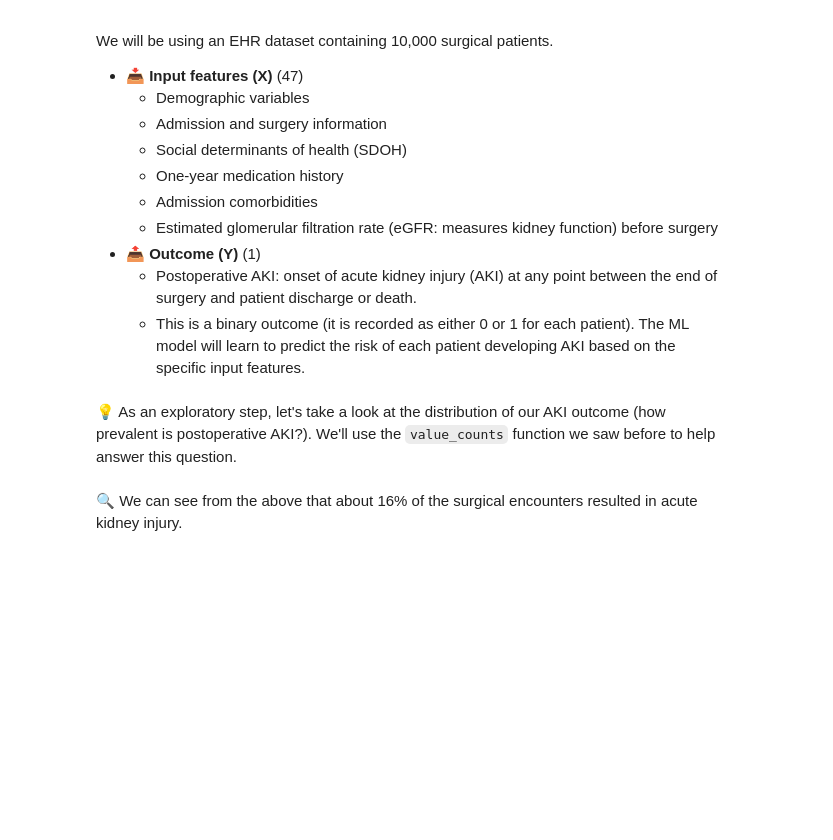
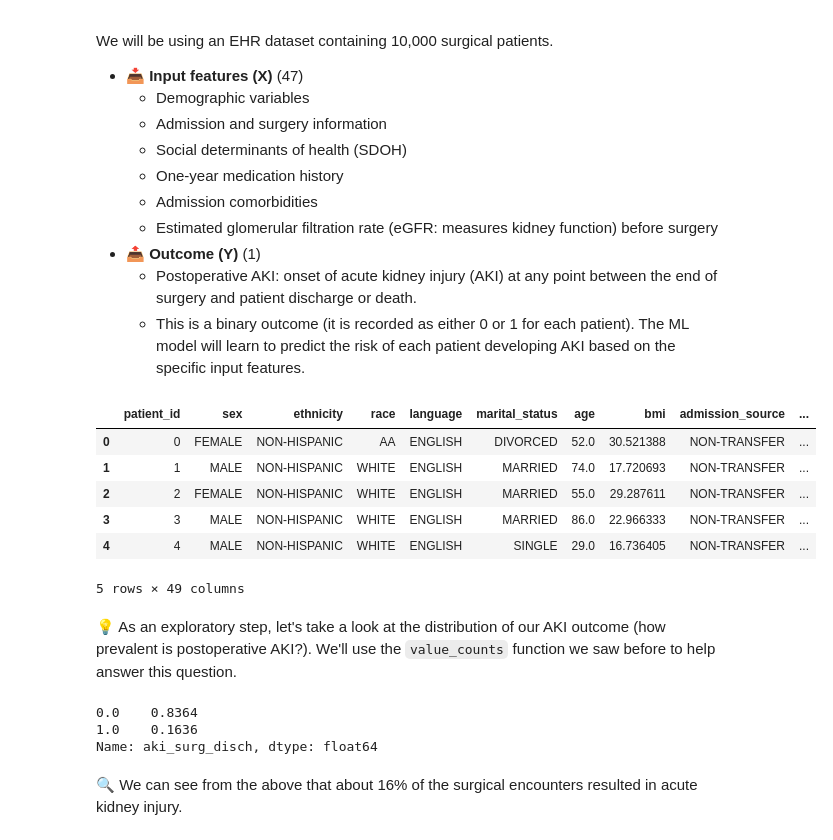
Before and after one commit to gatorai/aicc23, a Jupyter notebook: notebooks/3_Machine_Learning_with_Structured_Patient_Data.ipynb, the cells around one changed output. Saved outputs shown, nothing was run; the diff lists cells and outputs as text; code cells hidden in the pictures; blank space fills up the shorter version.

```diff
--- a/notebooks/3_Machine_Learning_with_Structured_Patient_Data.ipynb
+++ b/notebooks/3_Machine_Learning_with_Structured_Patient_Data.ipynb
@@ -80,14 +80,26 @@ We will be using an EHR dataset containing 10,000 surgical patients.
 # %%
 import pandas as pd
 import numpy as np
 
-df = pd.read_csv('') # Files removed from public access
+df = pd.read_csv('https://www.dropbox.com/s/gnqfz4ojcxjaa9u/data_small.csv?dl=1') # Files removed from public access
 df.head()
+# %% [output]
+|  | patient_id | sex | ethnicity | race | language | marital_status | age | bmi | admission_source | ... |
+| 0 | 0 | FEMALE | NON-HISPANIC | AA | ENGLISH | DIVORCED | 52.0 | 30.521388 | NON-TRANSFER | ... |
+| 1 | 1 | MALE | NON-HISPANIC | WHITE | ENGLISH | MARRIED | 74.0 | 17.720693 | NON-TRANSFER | ... |
+| 2 | 2 | FEMALE | NON-HISPANIC | WHITE | ENGLISH | MARRIED | 55.0 | 29.287611 | NON-TRANSFER | ... |
+| 3 | 3 | MALE | NON-HISPANIC | WHITE | ENGLISH | MARRIED | 86.0 | 22.966333 | NON-TRANSFER | ... |
+| 4 | 4 | MALE | NON-HISPANIC | WHITE | ENGLISH | SINGLE | 29.0 | 16.736405 | NON-TRANSFER | ... |
+5 rows × 49 columns
 # %% [markdown]
 💡 As an exploratory step, let's take a look at the distribution of our AKI outcome (how prevalent is postoperative AKI?). We'll use the `value_counts` function we saw before to help answer this question.
 # %%
 # The normalize=True parameter divides each count by the total number of samples.
 df['aki_surg_disch'].value_counts(normalize=True)
+# %% [output]
+0.0    0.8364
+1.0    0.1636
+Name: aki_surg_disch, dtype: float64
 # %% [markdown]
 🔍 We can see from the above that about 16% of the surgical encounters resulted in acute kidney injury.
 # %% [markdown]
```
Also changed, not shown: parts of 12 cells of this notebook.
